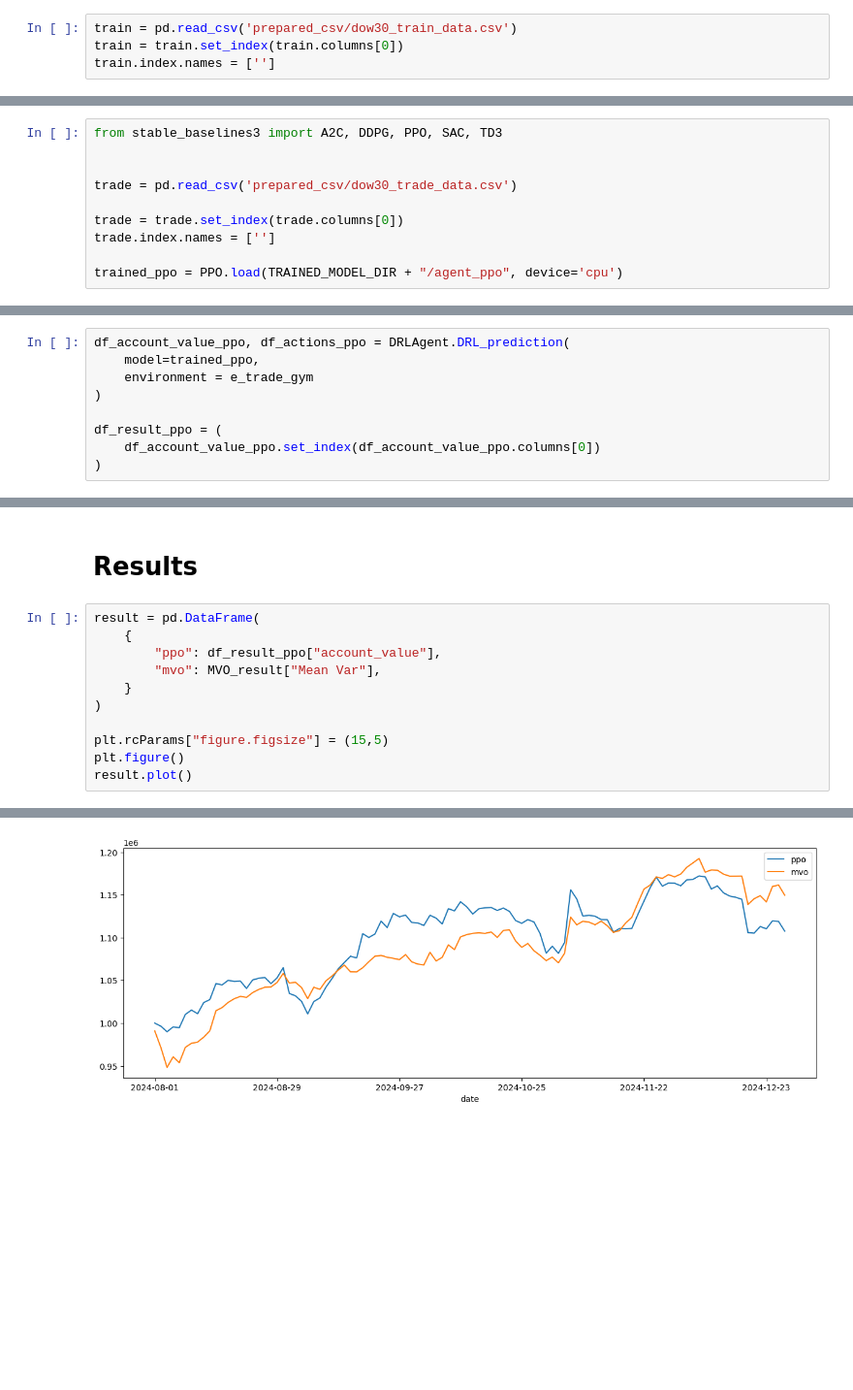
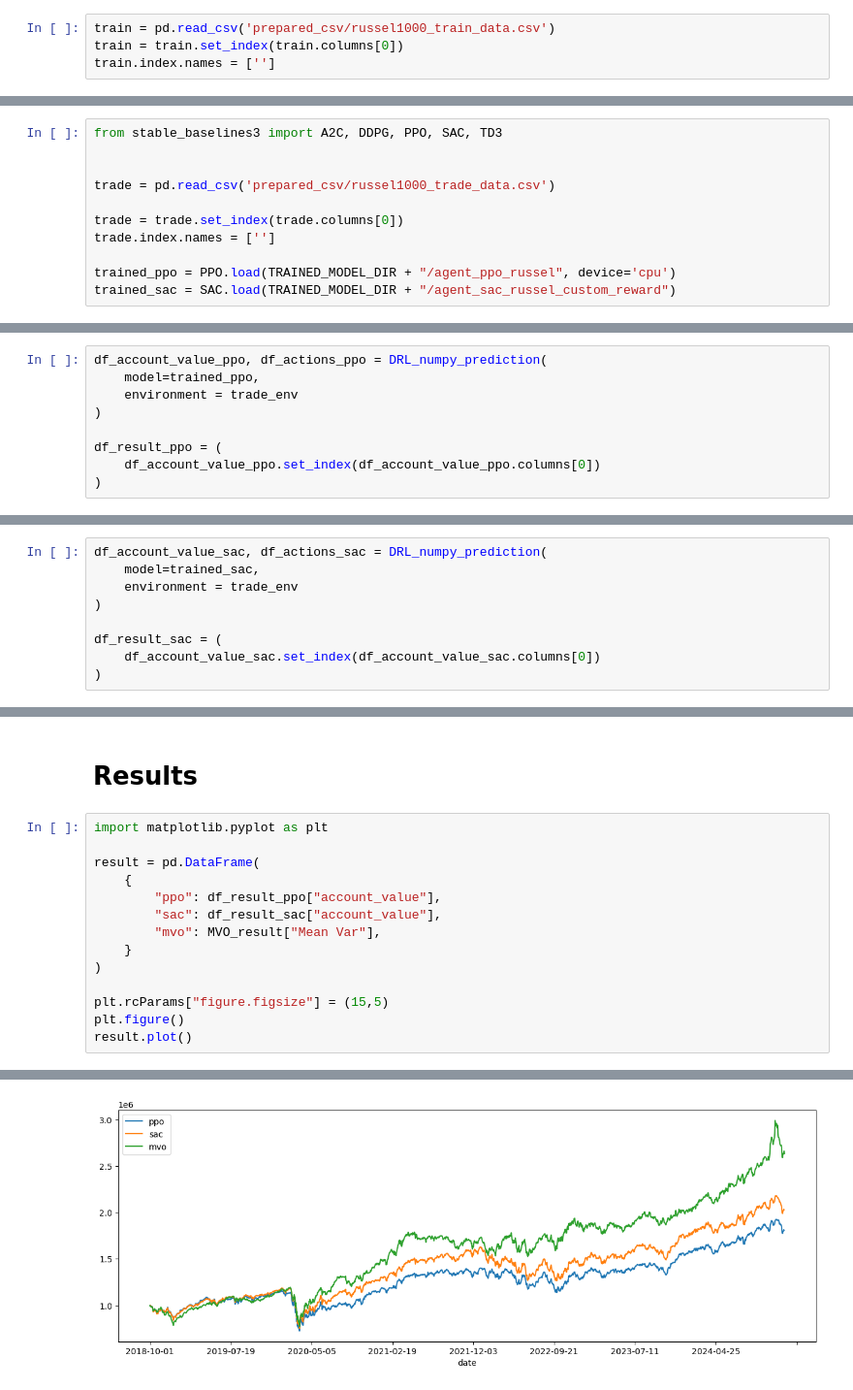
Before and after one commit to tzn22/TradingStrategySelection, a Jupyter notebook: fintl_train.ipynb, the cells around one changed output, grey strips where cells are left out. Shown at 97% size. Drawn from its saved outputs; the diff is of its cells as text; blank space fills up the shorter version.

Commit message:
Added models, env code, train scripts

```diff
--- a/fintl_train.ipynb
+++ b/fintl_train.ipynb
@@ -20,6 +20,6 @@ True
 # %%
 check_and_make_directories([TRAINED_MODEL_DIR])
 # %%
-train = pd.read_csv('prepared_csv/dow30_train_data.csv')
+train = pd.read_csv('prepared_csv/russel1000_train_data.csv')
 train = train.set_index(train.columns[0])
 train.index.names = ['']
@@ -101,12 +609,13 @@ trained_ppo.save(TRAINED_MODEL_DIR + "/agent_ppo")
 from stable_baselines3 import A2C, DDPG, PPO, SAC, TD3
 
 
-trade = pd.read_csv('prepared_csv/dow30_trade_data.csv')
+trade = pd.read_csv('prepared_csv/russel1000_trade_data.csv')
 
 trade = trade.set_index(trade.columns[0])
 trade.index.names = ['']
 
-trained_ppo = PPO.load(TRAINED_MODEL_DIR + "/agent_ppo", device='cpu')
+trained_ppo = PPO.load(TRAINED_MODEL_DIR + "/agent_ppo_russel", device='cpu')
+trained_sac = SAC.load(TRAINED_MODEL_DIR + "/agent_sac_russel_custom_reward")
 # %%
 stock_dimension = len(trade.tic.unique())
 state_space = 1 + 2 * stock_dimension + len(INDICATORS) * stock_dimension
@@ -140,7 +721,7 @@ Stock Dimension: 29, State Space: 291
 # %%
-df_account_value_ppo, df_actions_ppo = DRLAgent.DRL_prediction(
+df_account_value_ppo, df_actions_ppo = DRL_numpy_prediction(
     model=trained_ppo,
-    environment = e_trade_gym
+    environment = trade_env
 )
 
 df_result_ppo = (
@@ -150 +733,10 @@ df_result_ppo = (
 hit end!
+# %%
+df_account_value_sac, df_actions_sac = DRL_numpy_prediction(
+    model=trained_sac,
+    environment = trade_env
+)
+
+df_result_sac = (
+    df_account_value_sac.set_index(df_account_value_sac.columns[0])
+)
@@ -213,17 +881,20 @@ MVO_result
 # %% [markdown]
 # Results
 # %%
+import matplotlib.pyplot as plt
+
 result = pd.DataFrame(
     {
         "ppo": df_result_ppo["account_value"],
+        "sac": df_result_sac["account_value"],
         "mvo": MVO_result["Mean Var"],
     }
 )
 
 plt.rcParams["figure.figsize"] = (15,5)
 plt.figure()
 result.plot()
 # %% [output]
 <Axes: xlabel='date'>
 <Figure size 1500x500 with 0 Axes>
-[figure, old version]
+[figure, new version]
```
Also changed, not shown: parts of 25 cells of this notebook, 31 other files.
